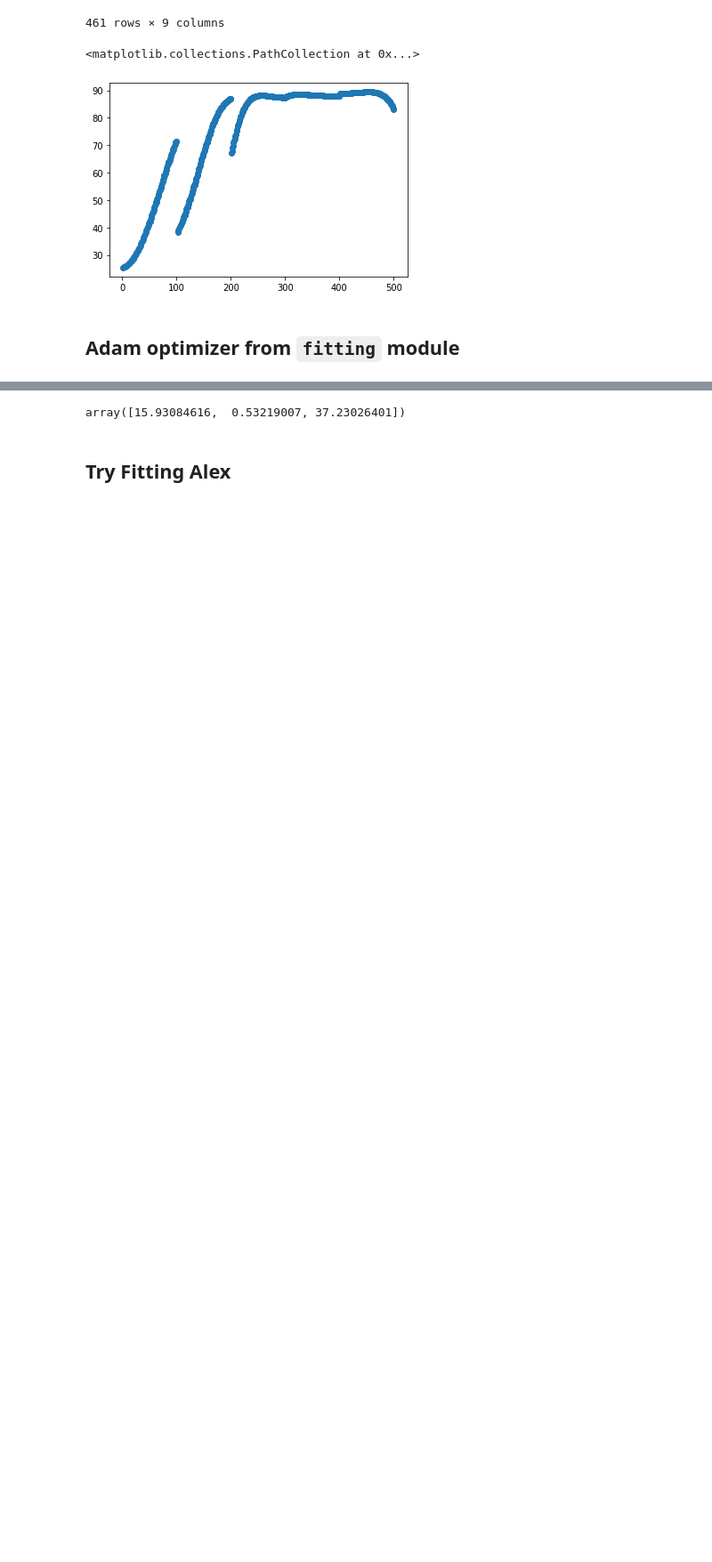
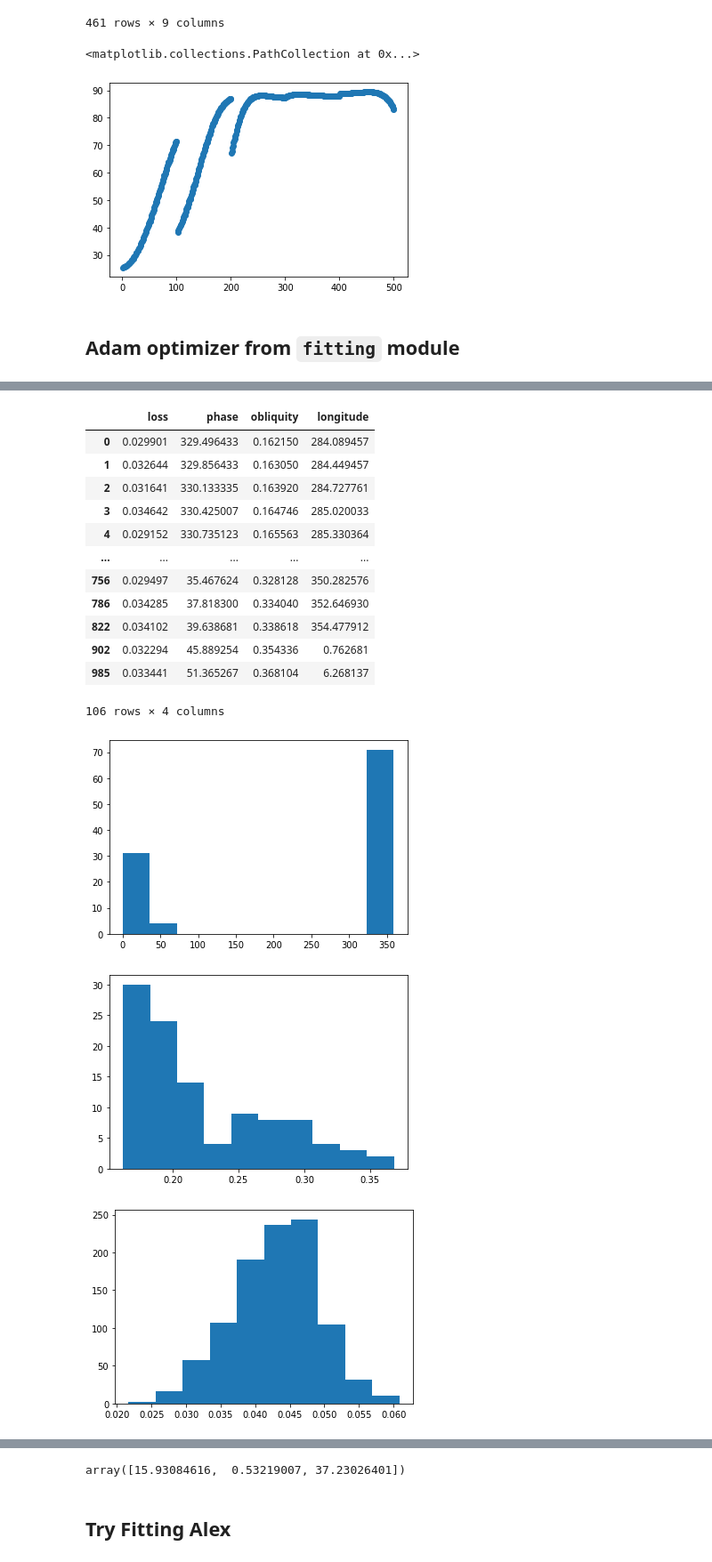
Before and after one commit to ssajous/europa-cycloids, a Jupyter notebook: src/Sample.ipynb, the cells around one changed output, grey strips where cells are left out. Shown at 89% size. Cells and saved outputs as stored; diff of their text form; code cells hidden in the pictures; blank space fills up the shorter version.

```diff
--- a/src/Sample.ipynb
+++ b/src/Sample.ipynb
@@ -1797,0 +1809,46 @@ check_fit(params, min_vals, max_vals, all_curves, interior)
+# %%
+# print(opt[3][0, [1,2,3]])
+# translate_params(opt[3][0, [1,2,3]], min_vals, max_vals)
+cols = ['loss', 'phase', 'obliquity', 'longitude']
+df = pd.DataFrame(opt[3], columns=cols).copy()
+
+df['phase'] = df['phase'] * (max_vals[0] - min_vals[0]) + min_vals[0]
+df['obliquity'] = df['obliquity'] * (max_vals[1] - min_vals[1]) + min_vals[1]
+df['longitude'] = df['longitude'] * (max_vals[2] - min_vals[2]) + min_vals[2]
+
+fits = df.loc[df['loss'] < 0.035]
+
+# data = df[['phase', 'obliquity', 'longitude']]
+
+# translated = np.array([translate_params(data[1:4], min_vals, max_vals) for data in opt[3]])
+
+plt.hist(fits['phase'])
+plt.title = 'Phase distribution'
+
+plt.figure()
+
+plt.hist(fits['obliquity'])
+plt.figure
+
+plt.figure()
+plt.hist(opt[3][:, 0:1])
+
+display(fits)
+df.to_csv('./output/delphiFits.csv', index=False, encoding='utf-8')
+# %% [output]
+|  | loss | phase | obliquity | longitude |
+| 0 | 0.029901 | 329.496433 | 0.162150 | 284.089457 |
+| 1 | 0.032644 | 329.856433 | 0.163050 | 284.449457 |
+| 2 | 0.031641 | 330.133335 | 0.163920 | 284.727761 |
+| 3 | 0.034642 | 330.425007 | 0.164746 | 285.020033 |
+| 4 | 0.029152 | 330.735123 | 0.165563 | 285.330364 |
+| ... | ... | ... | ... | ... |
+| 756 | 0.029497 | 35.467624 | 0.328128 | 350.282576 |
+| 786 | 0.034285 | 37.818300 | 0.334040 | 352.646930 |
+| 822 | 0.034102 | 39.638681 | 0.338618 | 354.477912 |
+| 902 | 0.032294 | 45.889254 | 0.354336 | 0.762681 |
+| 985 | 0.033441 | 51.365267 | 0.368104 | 6.268137 |
+106 rows × 4 columns
+[figure, added]
+[figure, added]
+[figure, added]
```
Also changed, not shown: parts of 12 cells of this notebook, 3 other files.
